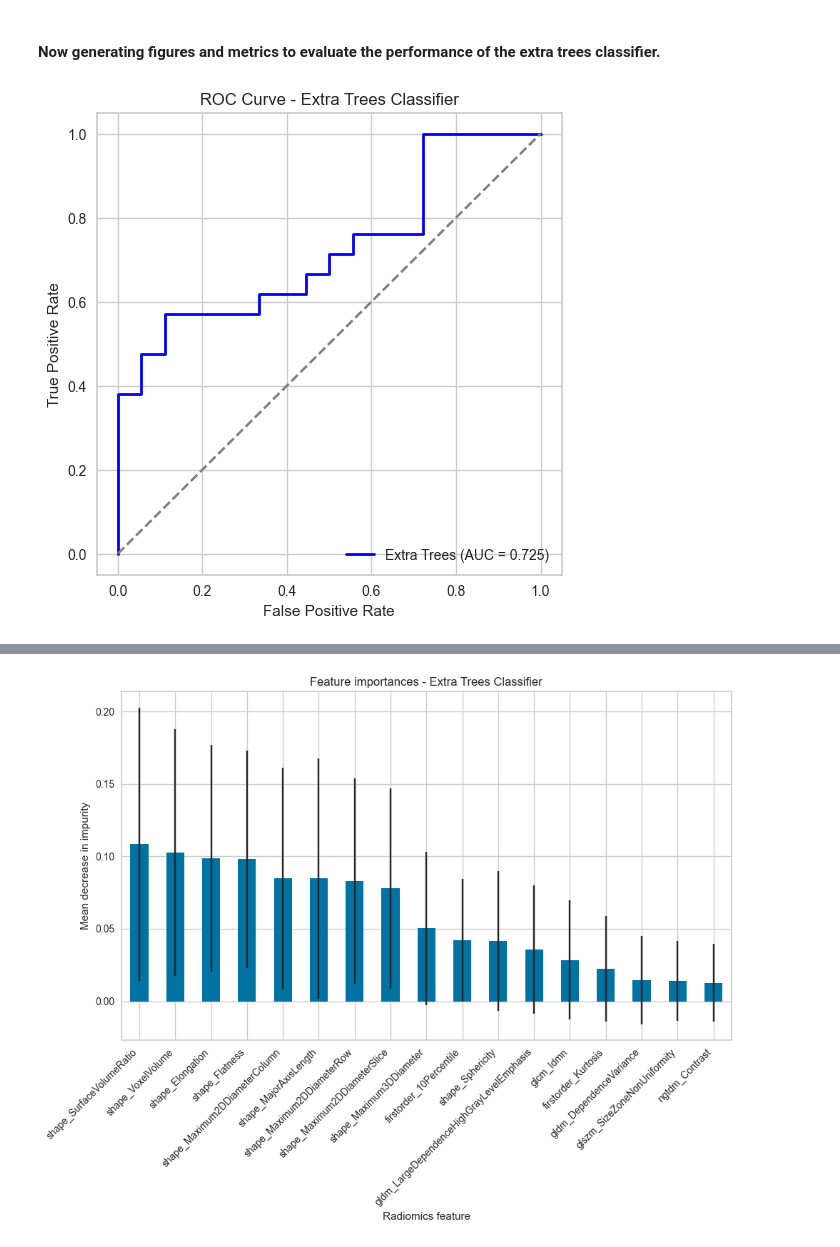
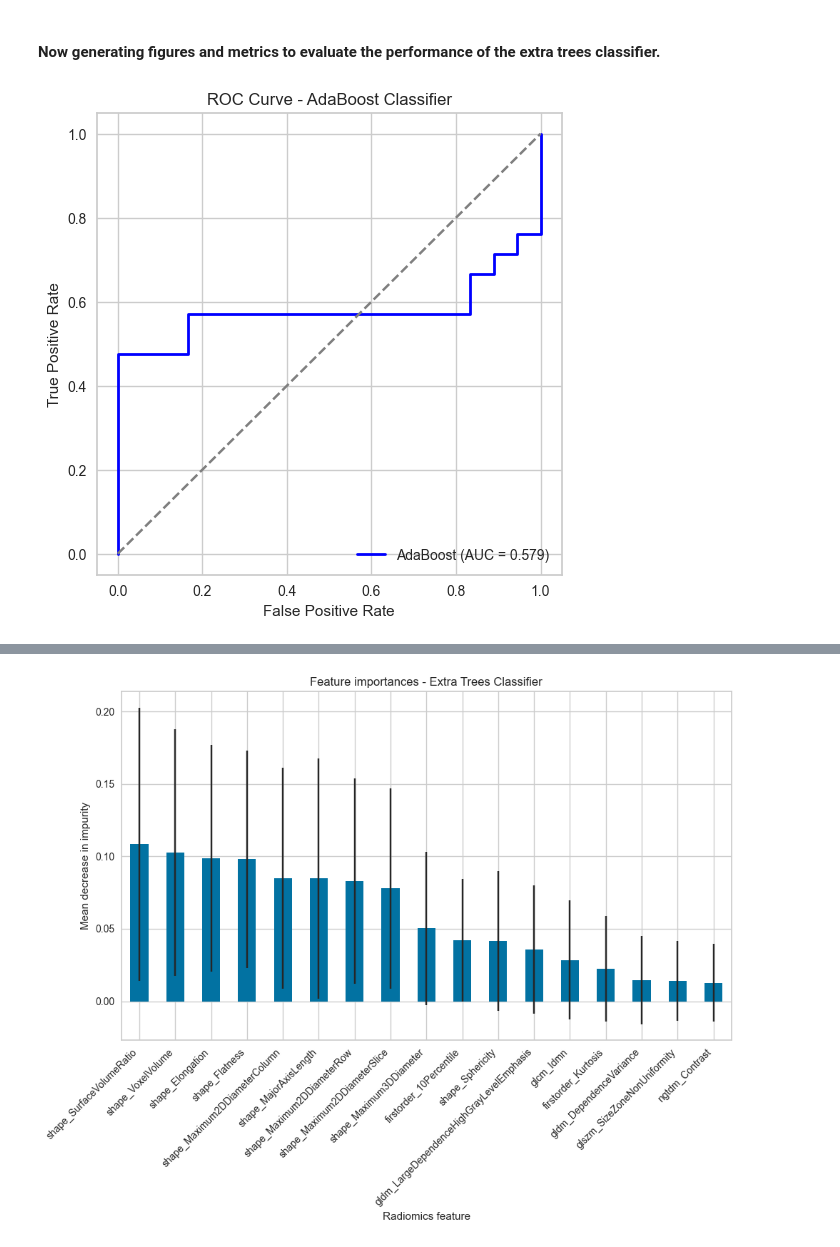
Before and after one commit to pmagbor/ds9000_project, a Jupyter notebook: 04_training_models.ipynb, the cells around one changed output, grey strips where cells are left out. Drawn from its saved outputs; the diff is of its cells as text; code cells hidden in the pictures.

```diff
--- a/04_training_models.ipynb
+++ b/04_training_models.ipynb
@@ -716,29 +720,32 @@ suggestions on how to look at overfitting. external cross-validation, do PCA and
 # %%
-# train the model on the entire training set
-final_et_model.fit(X_train_scaled, y_train)
+# # train the model on the entire training set
+# final_et_model.fit(X_train_scaled, y_train)
+final_ada_model.fit(X_train_scaled, y_train)
 
-# evaluation on test set
-y_test_pred = final_et_model.predict(X_test_scaled)
-y_test_prob = final_et_model.predict_proba(X_test_scaled)[:, 1]
+# # evaluation on test set
+# y_test_pred = final_et_model.predict(X_test_scaled)
+# y_test_prob = final_et_model.predict_proba(X_test_scaled)[:, 1]
+y_test_pred = final_ada_model.predict(X_test_scaled)
+y_test_prob = final_ada_model.predict_proba(X_test_scaled)[:, 1]
 # %% [markdown]
 #### Now generating figures and metrics to evaluate the performance of the extra trees classifier.
 # %%
 from sklearn.metrics import roc_curve, auc
 
 fpr, tpr, thresholds = roc_curve(y_test, y_test_prob)
 roc_auc = auc(fpr, tpr)
 
 # making ROC plot
 plt.figure(figsize=(6,6))
-plt.plot(fpr, tpr, color='blue', lw=2, label=f'Extra Trees (AUC = {roc_auc:.3f})')
+plt.plot(fpr, tpr, color='blue', lw=2, label=f'AdaBoost (AUC = {roc_auc:.3f})')
 plt.plot([0,1], [0,1], color='grey', linestyle='--')
 plt.xlabel('False Positive Rate')
 plt.ylabel('True Positive Rate')
-plt.title('ROC Curve - Extra Trees Classifier')
+plt.title('ROC Curve - AdaBoost Classifier')
 plt.legend(loc='lower right')
 plt.show()
 # %% [output]
-[figure, old version]
+[figure, new version]
 # %%
 # making a confusion matrix
 from sklearn.metrics import confusion_matrix
```
Also changed, not shown: parts of 13 cells of this notebook.
